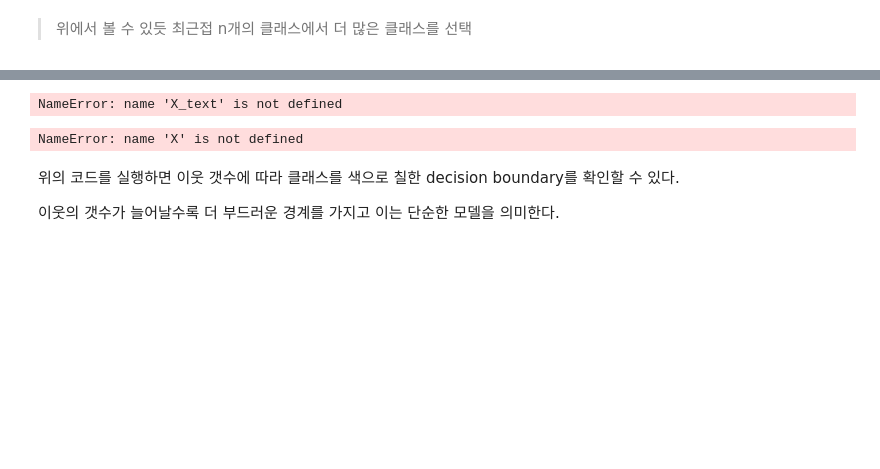
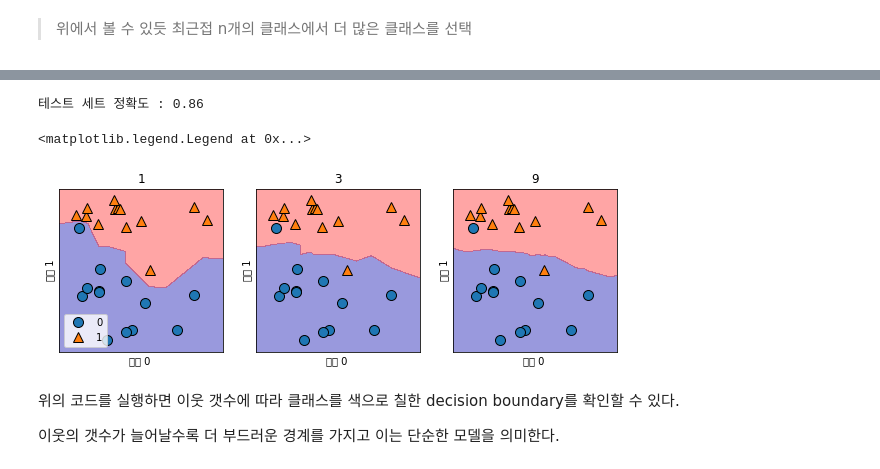
Before and after one commit to chihun-jang/..., a Jupyter notebook: datastudy/2) 지도학습.ipynb, the cells around one changed output, grey strips where cells are left out. Cells and saved outputs as stored; diff of their text form; code cells hidden in the pictures; blank space fills up the shorter version.

```diff
--- a/datastudy/2) 지도학습.ipynb
+++ b/datastudy/2) 지도학습.ipynb
@@ -147,22 +146,23 @@ NameError: name 'X_test' is not defined
 # %%
-print(f"테스트 세트 정확도 : {clf.score(X_text,y_test):.2}")
+print(f"테스트 세트 정확도 : {clf.score(X_test,y_test):.2}")
 # %% [output]
-NameError: name 'X_text' is not defined
+테스트 세트 정확도 : 0.86
 # %%
-fig, axes = plt.subplots(1,3,figsize=(10,3))
+fig, axes = plt.subplots(1,3,figsize=(10,3)) #한줄에 4칸을 만들겠다.
 
-for n_neighbors, ax in zip([1,3,9],axes):
+for n_neighbors, ax in zip([1,3,9], axes): #번호와 위치를 알려줌
     # fit 메서드는 self obj를 리턴
     # 따라서 객체생성과 fit method를 한줄에 사용할 수 있다.
     clf = KNeighborsClassifier(n_neighbors=n_neighbors).fit(X,y)
     mglearn.plots.plot_2d_separator(clf, X, fill=True, eps=0.5, ax=ax, alpha = .4)
     mglearn.discrete_scatter(X[:, 0], X[:,1], y, ax=ax)
     ax.set_title(f"{n_neighbors}")
-    ax.set_Xlabel("특성 0 ")
+    ax.set_xlabel("특성 0 ")
     ax.set_ylabel("특성 1")
 axes[0].legend(loc=3)
 # %% [output]
-NameError: name 'X' is not defined
+<matplotlib.legend.Legend at 0x...>
+[figure, added]
 # %% [markdown]
 위의 코드를 실행하면 이웃 갯수에 따라 클래스를 색으로 칠한 decision boundary를 확인할 수 있다.
 
```
Also changed, not shown: parts of 39 cells of this notebook.
